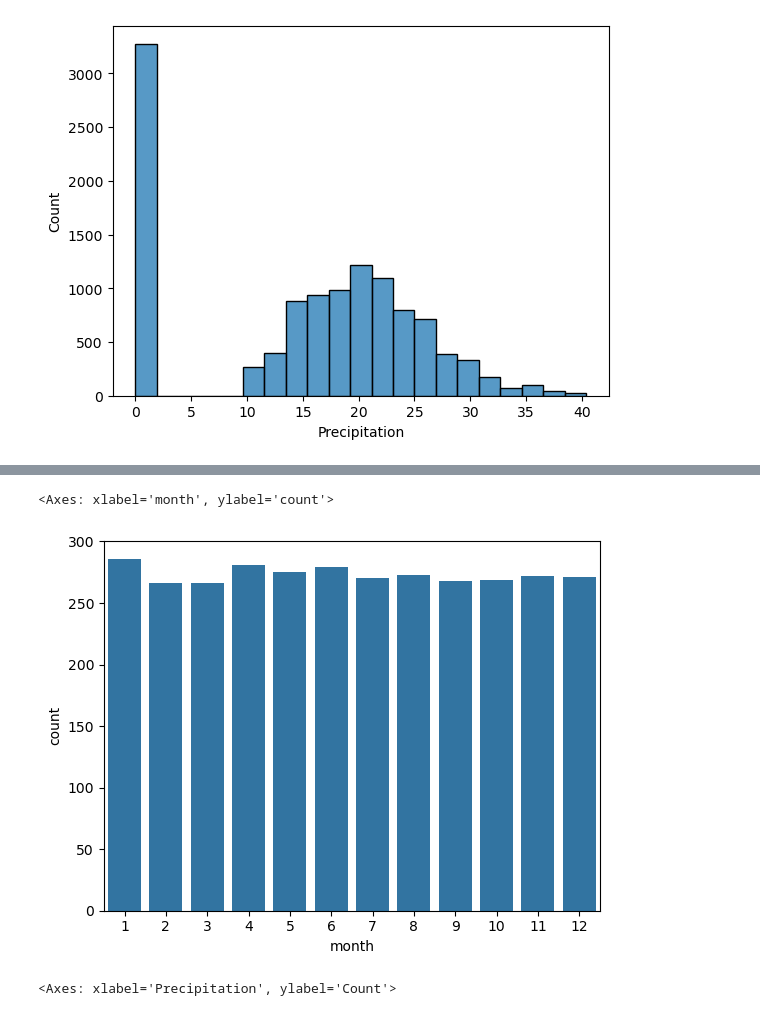
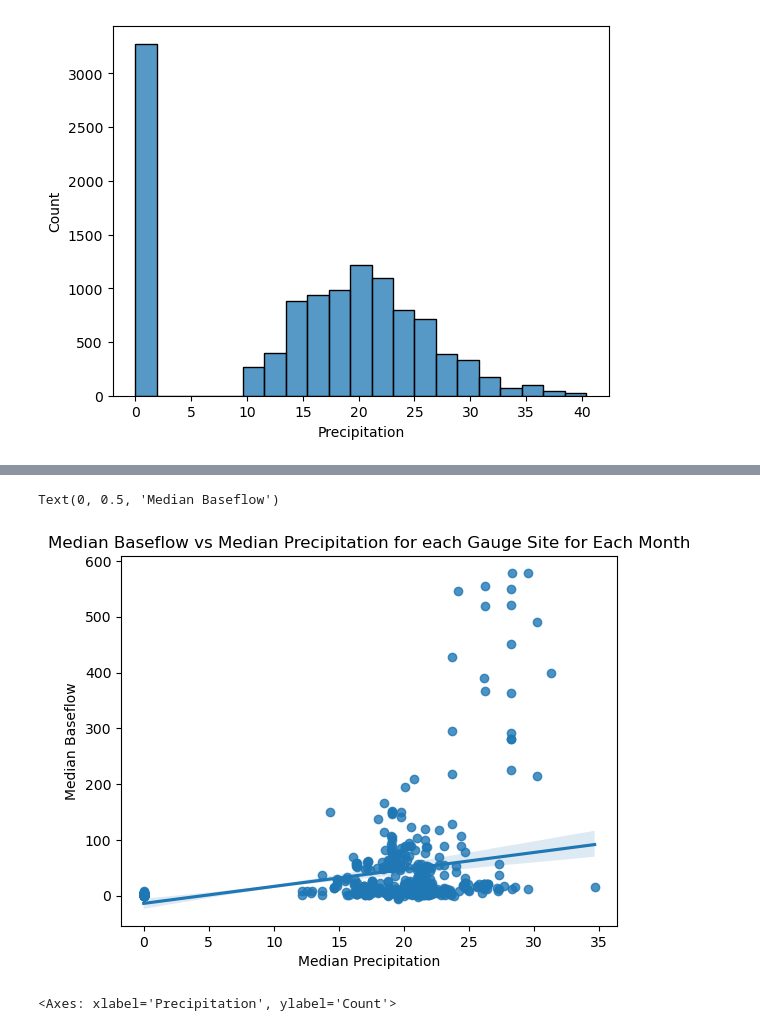
Before and after one commit to Ehsankahrizi/Project_6, a Jupyter notebook: project6.ipynb, the cells around one changed output, grey strips where cells are left out. Saved outputs shown, nothing was run; the diff lists cells and outputs as text; code cells hidden in the pictures.

```diff
--- a/project6.ipynb
+++ b/project6.ipynb
@@ -155,9 +155,13 @@ sns.scatterplot(data=train.loc[train.Precipitation != 0, :], x="Precipitation",
-# %%
-# months with zero precipitation
-sns.countplot(data=train.loc[train.Precipitation == 0, :], x='month')
-# %% [output]
-<Axes: xlabel='month', ylabel='count'>
-[figure, removed]
+# %%
+precip_flow = train.groupby(['x', 'y', 'month'], as_index=False).agg({'Precipitation':'median', 'Observed':'median'})
+# precip_flow['Season'] = np.where((precip_flow.month >= 9) & (precip_flow.month <= 9), "Mar-Sep", "Oct-Feb")
+sns.regplot(precip_flow, x='Precipitation', y='Observed')
+plt.title("Median Baseflow vs Median Precipitation for each Gauge Site for Each Month")
+plt.xlabel('Median Precipitation')
+plt.ylabel('Median Baseflow')
+# %% [output]
+Text(0, 0.5, 'Median Baseflow')
+[figure, added]
 # %%
 sns.histplot(np.log10(train.Precipitation + 1))
 # %% [output]
```
Also changed, not shown: parts of 23 cells of this notebook.
